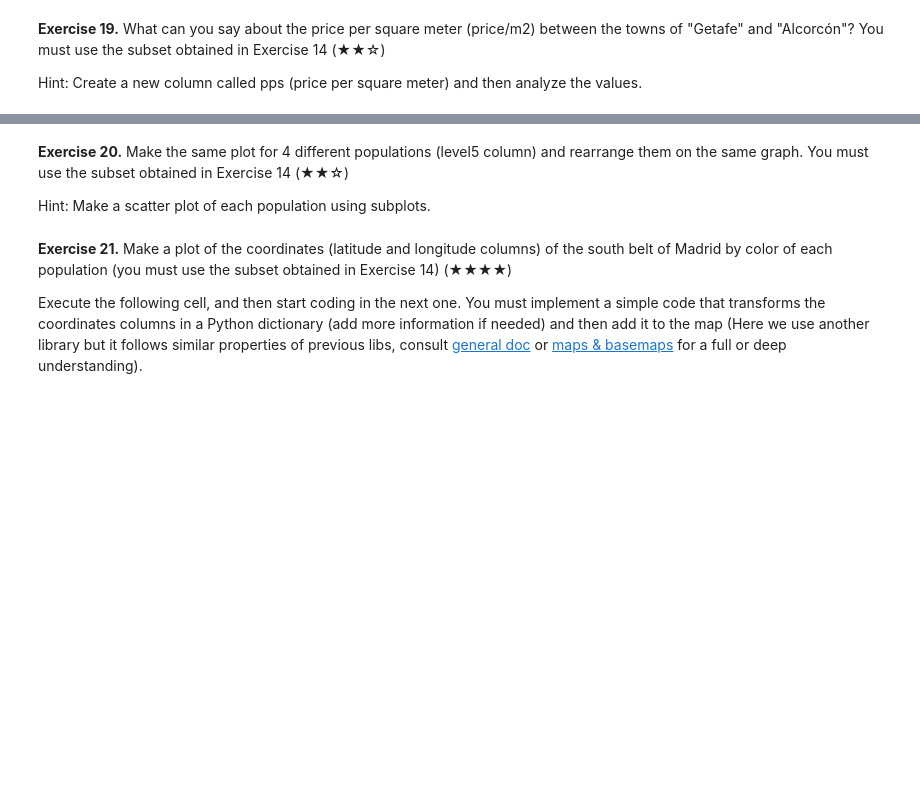
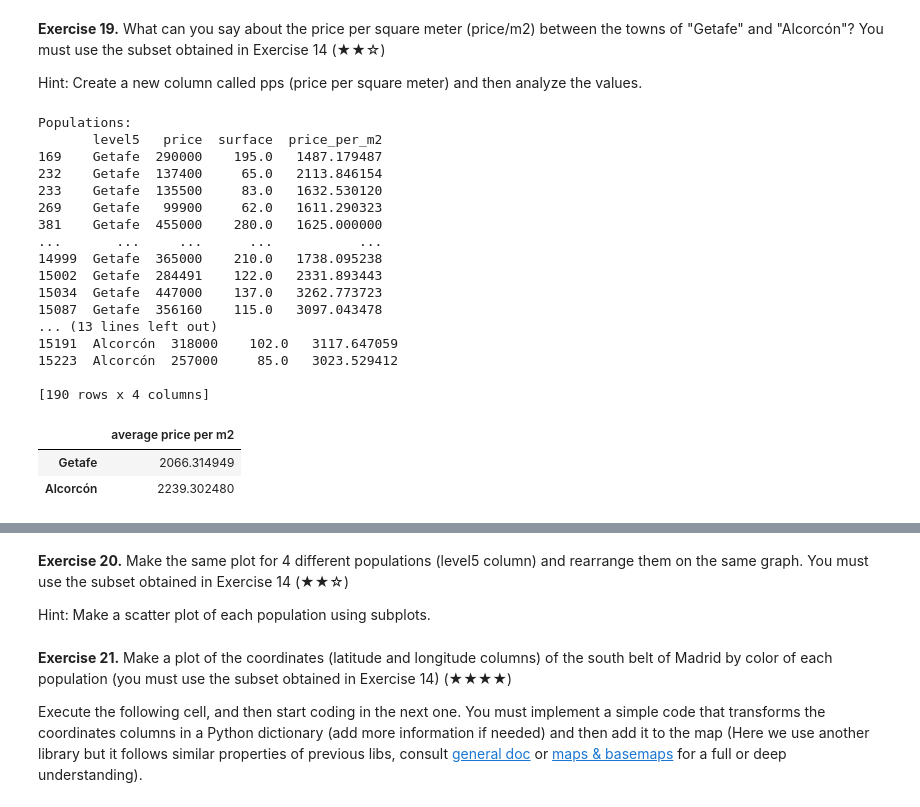
Before and after one commit to Caavlier/Proyect-RealState, a Jupyter notebook: Real_Estate_Clean_Up_Project_0.ipynb, the cells around one changed output, grey strips where cells are left out. Drawn from its saved outputs; the diff is of its cells as text; code cells hidden in the pictures; blank space fills up the shorter version.

```diff
--- a/Real_Estate_Clean_Up_Project_0.ipynb
+++ b/Real_Estate_Clean_Up_Project_0.ipynb
@@ -801,3 +812,37 @@ plt.show()
 **Exercise 19.** What can you say about the price per square meter (price/m2) between the towns of "Getafe" and "Alcorcón"? You must use the subset obtained in Exercise 14 (★★☆)
 
 Hint: Create a new column called pps (price per square meter) and then analyze the values.
+# %%
+populations = ['Getafe', 'Alcorcón']
+pps_average = {} # Dictionary
+pps = [] # List for DataFrames
+
+for i in populations:
+  population = south_belt.loc[south_belt['level5'] == i, ['level5', 'price', 'surface']] # df with only three columns
+  population['price_per_m2'] = population['price'] / population['surface']  # Adding new column
+  pps_average[i] = population['price_per_m2'].mean()
+  pps.append(population) # Save a DataFrame for each population to a list
+
+print(f"Populations: \n{pps[0]} \n{pps[1]}")
+pd.DataFrame({'average price per m2': pps_average})
+# %% [output]
+Populations:
+       level5   price  surface  price_per_m2
+169    Getafe  290000    195.0   1487.179487
+232    Getafe  137400     65.0   2113.846154
+233    Getafe  135500     83.0   1632.530120
+269    Getafe   99900     62.0   1611.290323
+381    Getafe  455000    280.0   1625.000000
+...       ...     ...      ...           ...
+14999  Getafe  365000    210.0   1738.095238
+15002  Getafe  284491    122.0   2331.893443
+15034  Getafe  447000    137.0   3262.773723
+15087  Getafe  356160    115.0   3097.043478
+... (13 lines left out)
+15191  Alcorcón  318000    102.0   3117.647059
+15223  Alcorcón  257000     85.0   3023.529412
+
+[190 rows x 4 columns]
+|  | average price per m2 |
+| Getafe | 2066.314949 |
+| Alcorcón | 2239.302480 |
```
Also changed, not shown: parts of 5 cells of this notebook.
